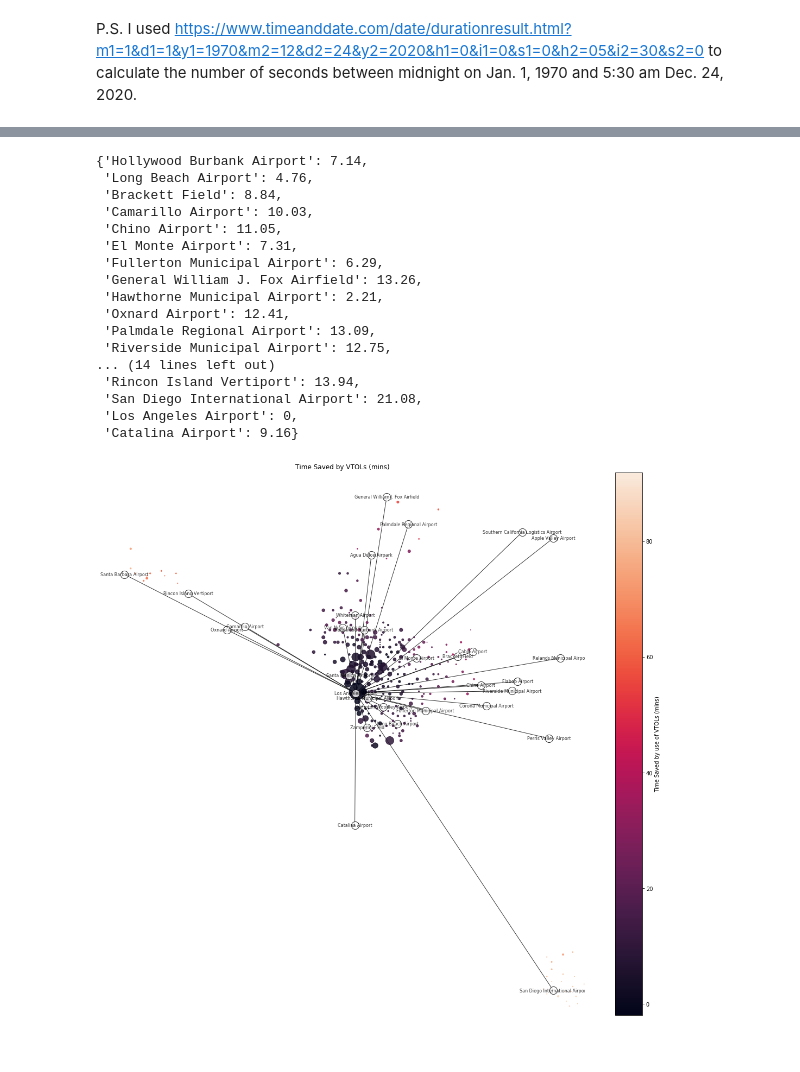
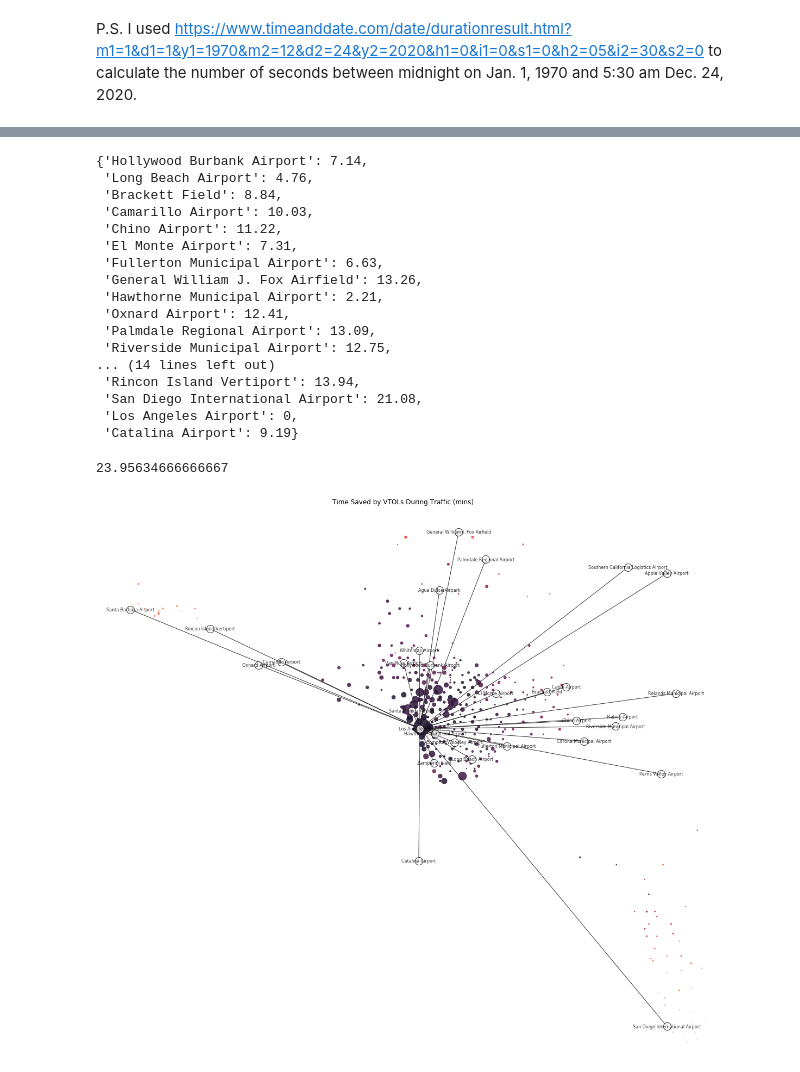
Before and after one commit to candaceyee/vertiport-network, a Jupyter notebook: Vertiport Network.ipynb, the cells around one changed output, grey strips where cells are left out. Drawn from its saved outputs; the diff is of its cells as text; code cells hidden in the pictures.

```diff
--- a/Vertiport Network.ipynb
+++ b/Vertiport Network.ipynb
@@ -298,10 +299,10 @@ for ii in regional_airports_la.index: #change name later to be more descriptive
         #next line: creates a tuple of zip code, and distance between that zip code and airport
         current_distance = geopy.distance.distance((airport_lat, airport_lon),
                                                     (zipcode_lat, zipcode_lon)).miles
-        if current_distance < 13:
-            current_airport_distances.append(current_distance)
-            zip_codes_serviced_current.append(jj)
-            zipcodes_serviced_list_current.append(jj)
+        #if current_distance < 4.27:
+        current_airport_distances.append(current_distance)
+        zip_codes_serviced_current.append(jj)
+        zipcodes_serviced_list_current.append(jj)
 
     distances_dictionary[ii] = current_airport_distances
     zipcodes_dictionary[ii] = zip_codes_serviced_current
@@ -361 +358,10 @@ zip_codes_serviced_flat_unique = np.unique(zip_codes_serviced_flat)
+# %%
+#finding aboslute max distance for later comparison in for loop
+distances_dictionary_flat_list = [vl for ky, vl in distances_dictionary.items()]
+distances_dictionary_flat_list = np.array(distances_dictionary_flat_list)
+distances_dictionary_flat_list = distances_dictionary_flat_list.flatten()
+max_distance = max(distances_dictionary_flat_list)
+
+zip_codes_serviced_flat = np.array(zipcodes_serviced_list).flatten()
+zip_codes_serviced_flat_unique = np.unique(zip_codes_serviced_flat)
 # %%
@@ -375,8 +381,7 @@ def get_shortest_distance(zipcode, airport):
 closest_airport_distance_dict = {}
 closest_airport_name_dict = {}
 for kk in zip_codes_serviced_flat_unique:
-    shortest_distance = 13
-    closest_airport = 'None'
+    shortest_distance = max_distance
     for xx in regional_airports_la.index:
         current_list = zipcodes_dictionary[xx]
         if kk in current_list:
@@ -508,7 +513,7 @@ def get_driving_distance(orig_coord, dest_coord):
         directions_result = gmaps.directions(orig_coord_formatted,
                                              dest_coord_formatted,
                                              mode = "driving",
-                                             departure_time = 1608787800)
+                                             departure_time = 1609291800)
         duration_string = directions_result[0]['legs'][0]['duration']['text']
         nums = re.findall('\d+', duration_string)
         if len(nums) > 1:
@@ -522,8 +527,8 @@ def get_driving_distance(orig_coord, dest_coord):
     return duration
 
 #for some odd reason, the departure time units are in seconds since Jan. 1, 1970 at midnight UTC.
-#to avoid picking up the effects of traffic, it is set to be at 5:30 am on Dec. 24, 2020 UTC
-#(which corresponds to 9:30 pm Dec. 23, 2020 PDT).
+#to avoid picking up the effects of traffic, it is set to be at 5:30 am on Dec. 30, 2020 UTC
+#(which corresponds to 9:30 pm Dec. 29, 2020 PDT).
 # %% [markdown]
 P.S. I used https://www.timeanddate.com/date/durationresult.html?m1=1&d1=1&y1=1970&m2=12&d2=24&y2=2020&h1=0&i1=0&s1=0&h2=05&i2=30&s2=0
 to calculate the number of seconds between midnight on Jan. 1, 1970 and 5:30 am Dec. 24, 2020.
@@ -592,9 +600,9 @@ vertiport_to_lax_travel_times
  'Long Beach Airport': 4.76,
  'Brackett Field': 8.84,
  'Camarillo Airport': 10.03,
- 'Chino Airport': 11.05,
+ 'Chino Airport': 11.22,
  'El Monte Airport': 7.31,
- 'Fullerton Municipal Airport': 6.29,
+ 'Fullerton Municipal Airport': 6.63,
  'General William J. Fox Airfield': 13.26,
  'Hawthorne Municipal Airport': 2.21,
  'Oxnard Airport': 12.41,
@@ -604,7 +612,7 @@ vertiport_to_lax_travel_times
  'Rincon Island Vertiport': 13.94,
  'San Diego International Airport': 21.08,
  'Los Angeles Airport': 0,
- 'Catalina Airport': 9.16}
+ 'Catalina Airport': 9.19}
 # %%
 #if you run this cell, you are making more requests from the Google Maps API (so don't run if not necessary)
 total_travel_times = {}
@@ -639,6 +647,10 @@ comparison_dict = {key:value - total_travel_times[key] for key, value in driving
 # this next line reorders the dictionary to match the zip_code_dict (the order the network is originall
 # drawn in)
 zip_code_dict_selected = {key: zip_code_dict[key] for key, value in comparison_dict.items()}
+# %%
+np.nanmean(np.array(list((comparison_dict.values()))))
+# %% [output]
+23.95634666666667
 # %%
 demand_network_nodes_reordered = nx.Graph()
 for gg in zip_code_dict_selected:
@@ -646,30 +658,30 @@ for gg in zip_code_dict_selected:
 # %%
 fig1, ax1 = plt.subplots(figsize = (20, 18.4))
 
 vmin = min(list(comparison_dict.values()))
 vmax = max(list(comparison_dict.values()))
 cmap = sns.cm.rocket
 
 nx.draw(demand_network_nodes_reordered, pos = lat_lon_dict_zipcode,
         node_size = [s for s in list(zip_code_dict_selected.values())],
         node_color = list(comparison_dict.values()), cmap = cmap,
         vmin=vmin, vmax=vmax, with_labels = False, ax = ax1, alpha = 0.85)
 
 #creating the color mapped colorbar
-sm = plt.cm.ScalarMappable(cmap = cmap, norm = plt.Normalize(vmin = vmin, vmax=vmax))
+#sm = plt.cm.ScalarMappable(cmap = cmap, norm = plt.Normalize(vmin = vmin, vmax=vmax))
 
 nx.draw_networkx(regional_airports_la_network, pos = lat_lon_dict_airports, node_size = 200,
                  node_color = 'white', font_size = 8, alpha = 0.8,
                  ax = ax1, edgecolors = 'black', zorder=2)
 
 plt.xlim(xlim[0], xlim[1])
 plt.ylim(ylim[0], ylim[1])
-sm._A = []
-cbar = plt.colorbar(sm)
-cbar.set_label('Time Saved by use of VTOLs (mins)')
-plt.title('Time Saved by VTOLs (mins)');
-plt.show()
+#sm._A = []
+#cbar = plt.colorbar(sm)
+#cbar.set_label('Time Saved by use of VTOLs (mins)')
+plt.title('Time Saved by VTOLs During Traffic (mins)');
+plt.savefig('results/travel_time_diff_traffic.png', transparent= True, bbox_inches = 'tight', pad_inches = 0, dpi = 300)
 # %% [output]
-[figure, old version]
+[figure, new version]
 # %%
 plt.figure(figsize = (15, 10))
```
Also changed, not shown: parts of 7 cells of this notebook, 19 other files.
